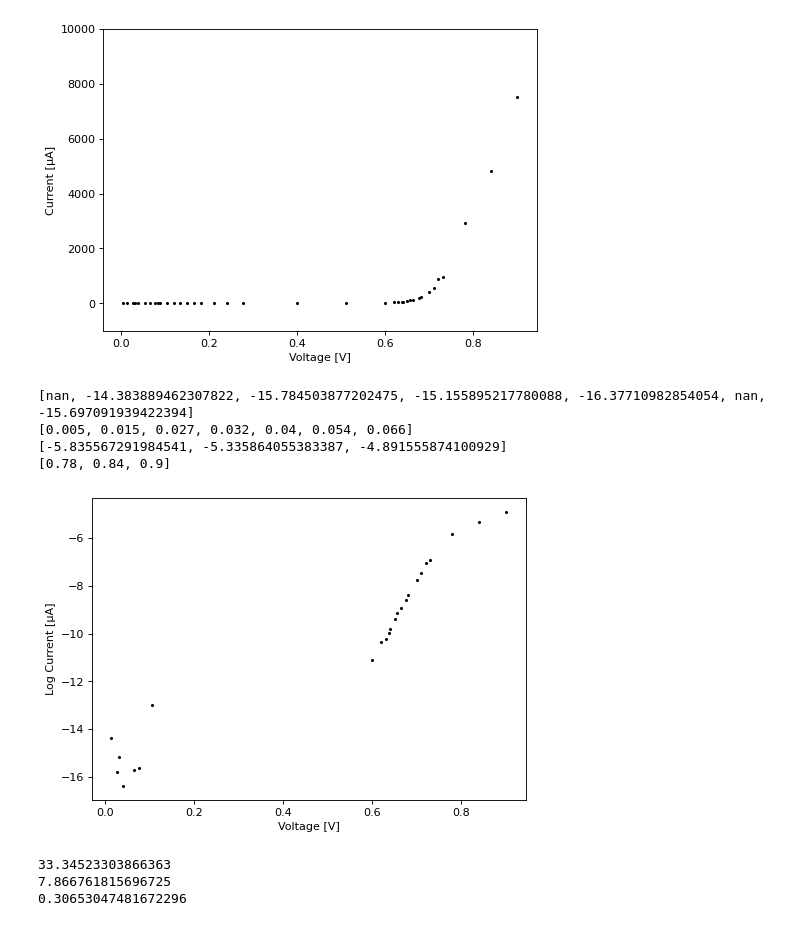
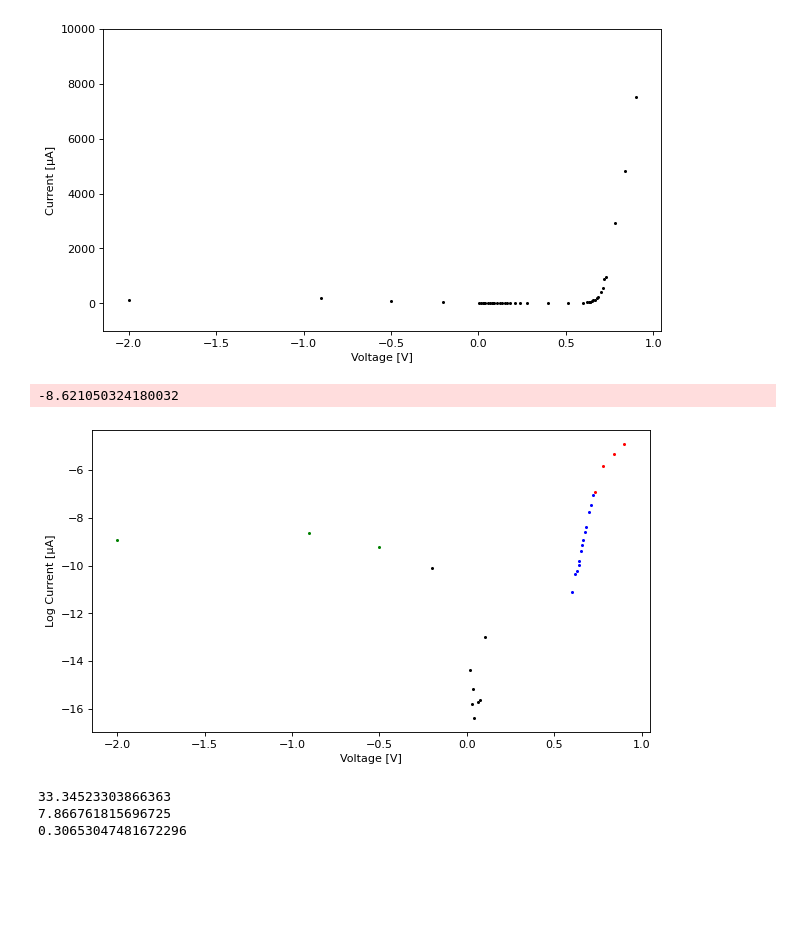
Before and after one commit to massanf/3Sexperiment, a Jupyter notebook: A1/graph/A1_pn.ipynb, the cells around one changed output. Cells and saved outputs as stored; diff of their text form; code cells hidden in the pictures; blank space fills up the shorter version.

```diff
--- a/A1/graph/A1_pn.ipynb
+++ b/A1/graph/A1_pn.ipynb
@@ -3,56 +3,51 @@ import matplotlib.pyplot as plt
 import numpy as np
 import math
 
-plt.figure(figsize=(7, 5), dpi=80)
+plt.figure(figsize=(9, 5), dpi=80)
 
 with open("data_pn_a_normal.csv") as f:
     rawdata = f.readlines()
 
 th_v = [i/100 for i in range (0, 90)]
 v_t = 0.026
 i_s = 0.001
 th_i = [i_s * (np.exp(i/(2*v_t)) - 1) for i in th_v]
 
 v = []
 i = []
 v_ir = []
 
 for k in range (1, len(rawdata)):
     v.append(float(rawdata[k].split(",")[0]))
     i.append(float(rawdata[k].split(",")[1]))
     v_ir.append(float(rawdata[k].split(",")[3]))
 
 i_corrected = []
 for k in range (0, len(v)):
     i_corrected.append((i[k]*(10**-6)-(v[k]/(v_ir[k]*1000)))*(10**6))
 
 plt.scatter(v,i_corrected, s=3, c="black")
 
 #plt.plot(th_v,th_i)
 plt.xlabel("Voltage [V]")
 plt.ylabel("Current [μA]")
 plt.ylim(-1000,10000)
 #plt.yscale("log")
 plt.savefig("figures/data_pn_a_normal_1.png")
 # %% [output]
-[figure, old version]
+[figure, new version]
 # %%
 for i in range (0, len(i_corrected)):
     i_corrected[i] = np.log(i_corrected[i]/1000000)
 
+v, i_corrected = zip(*sorted(zip(v, i_corrected)))
 
-print(i_corrected[:7])
-print(v[0:7])
-print(i_corrected[35:])
-print(v[35:])
-
-plt.figure(figsize=(7, 5), dpi=80)
-
-
-plt.scatter(v[:20],i_corrected[:20], s=3, c="black")
-plt.scatter(v[20:35],i_corrected[20:35], s=3, c="black")
-plt.scatter(v[35:],i_corrected[35:], s=3, c="black")
-
+plt.figure(figsize=(9, 5), dpi=80)
+print(i_corrected[1])
+plt.scatter(v[:3],i_corrected[:3], s=3, c="green")
+plt.scatter(v[3:20],i_corrected[3:20], s=3, c="black")
+plt.scatter(v[20:38],i_corrected[20:38], s=3, c="blue")
+plt.scatter(v[38:],i_corrected[38:], s=3, c="red")
 #plt.scatter(v[:20],i_corrected[:20], s=3, c="black")
 #plt.scatter(v[20:35],i_corrected[20:35], s=3, c="blue")
 #plt.scatter(v[35:],i_corrected[35:], s=3, c="red")
@@ -62,11 +57,8 @@ plt.xlabel("Voltage [V]")
 plt.ylabel("Log Current [μA]")
 plt.savefig("figures/data_pn_a_normal_log.png")
 # %% [output]
-[nan, -14.383889462307822, -15.784503877202475, -15.155895217780088, -16.37710982854054, nan, -15.697091939422394]
-[0.005, 0.015, 0.027, 0.032, 0.04, 0.054, 0.066]
-[-5.835567291984541, -5.335864055383387, -4.891555874100929]
-[0.78, 0.84, 0.9]
+-8.621050324180032
-[figure, old version]
+[figure, new version]
 # %%
 i = [-10.20972929388345, -9.986694740334896, -9.793603681888733, -9.375162973599386, -9.122305613771308, -8.922156920722221, -8.610424290276764, -8.370088338422182, -7.040181046148525, -6.932422858508001, -11.119569485651814, -7.752215310906141, -7.472005661694545]
 v = [0.63, 0.638, 0.64, 0.65, 0.656, 0.664, 0.676, 0.681, 0.72, 0.73,  0.6, 0.7, 0.71]
```
Also changed, not shown: 4 other files.
